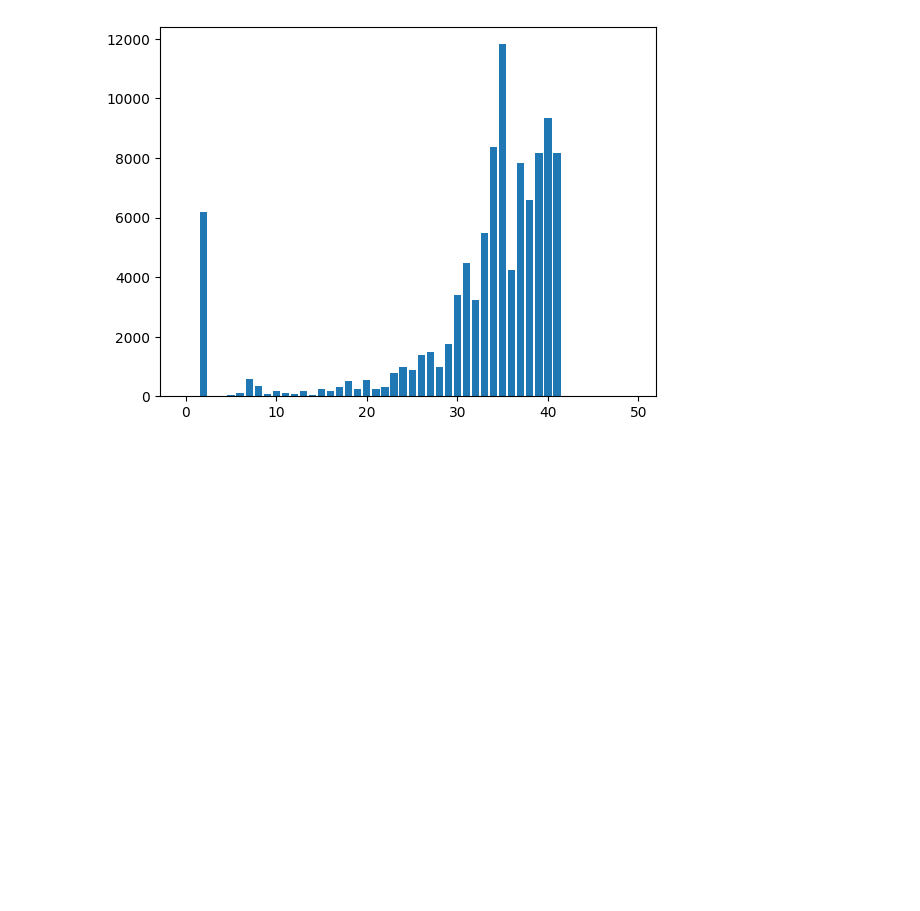
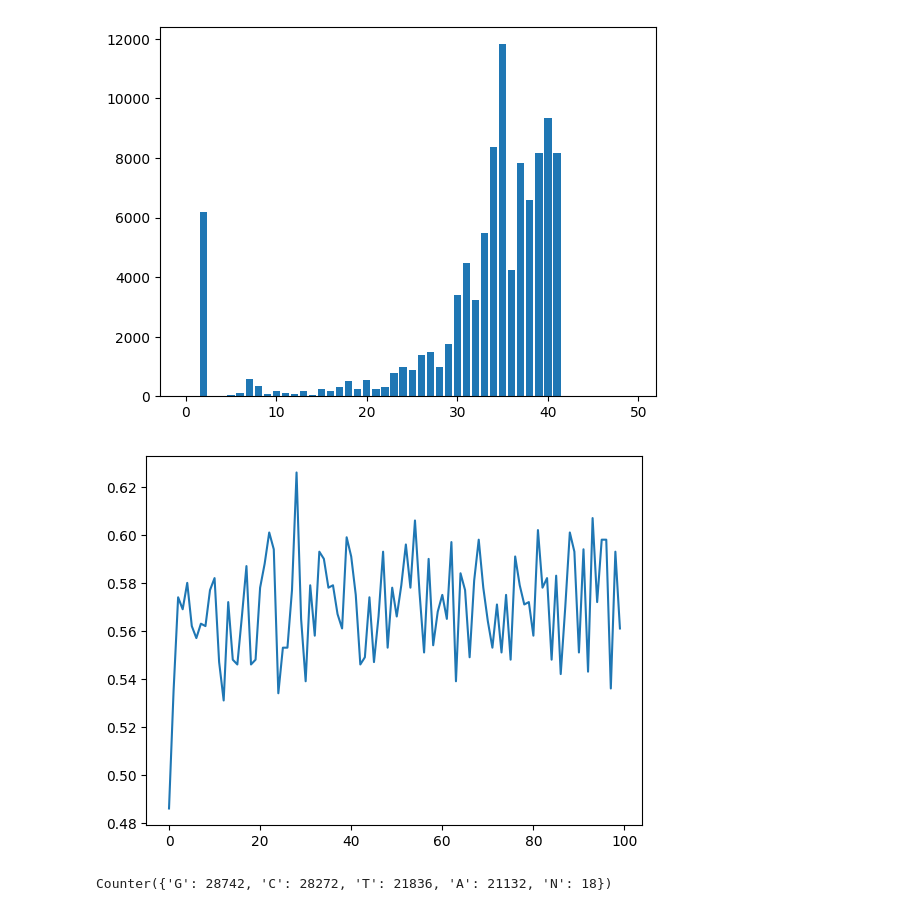
Before and after one commit to damiansp/completePython, a Jupyter notebook: genomics/2_algos_for_dna_sequencing/1_sequencing_reads.ipynb, the cells around one changed output. Saved outputs shown, nothing was run; the diff lists cells and outputs as text; code cells hidden in the pictures; blank space fills up the shorter version.

Commit message:
seq reads++

```diff
--- a/genomics/2_algos_for_dna_sequencing/1_sequencing_reads.ipynb
+++ b/genomics/2_algos_for_dna_sequencing/1_sequencing_reads.ipynb
@@ -56,3 +58,31 @@ hist = quality_hist(quals)
 plt.bar(range(50), hist);
 # %% [output]
 [figure]
+# %%
+def find_gc_by_pos(reads):
+    gc = [0] * 100
+    tot = [0] * 100
+    for read in reads:
+        for i, base in enumerate(read):
+            if base in ('C', 'G'):
+                gc[i] += 1
+            tot[i] += 1
+    for i in range(len(gc)):
+        if tot[i]:
+            gc[i] /= tot[i]
+    return gc
+# %%
+gc = find_gc_by_pos(seqs)
+# %%
+plt.plot(range(len(gc)), gc);
+# %% [output]
+[figure, added]
+# %%
+counts = Counter()
+
+for seq in seqs:
+    counts.update(seq)
+
+counts
+# %% [output]
+Counter({'G': 28742, 'C': 28272, 'T': 21836, 'A': 21132, 'N': 18})
```
Also changed, not shown: parts of 2 cells of this notebook.
